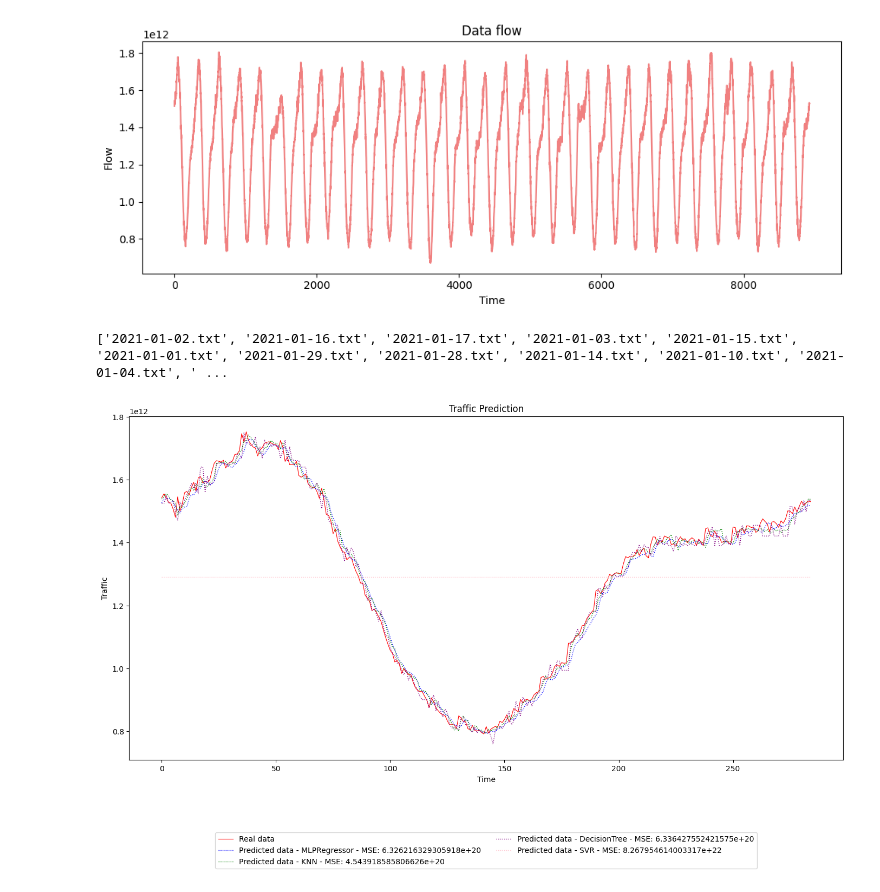
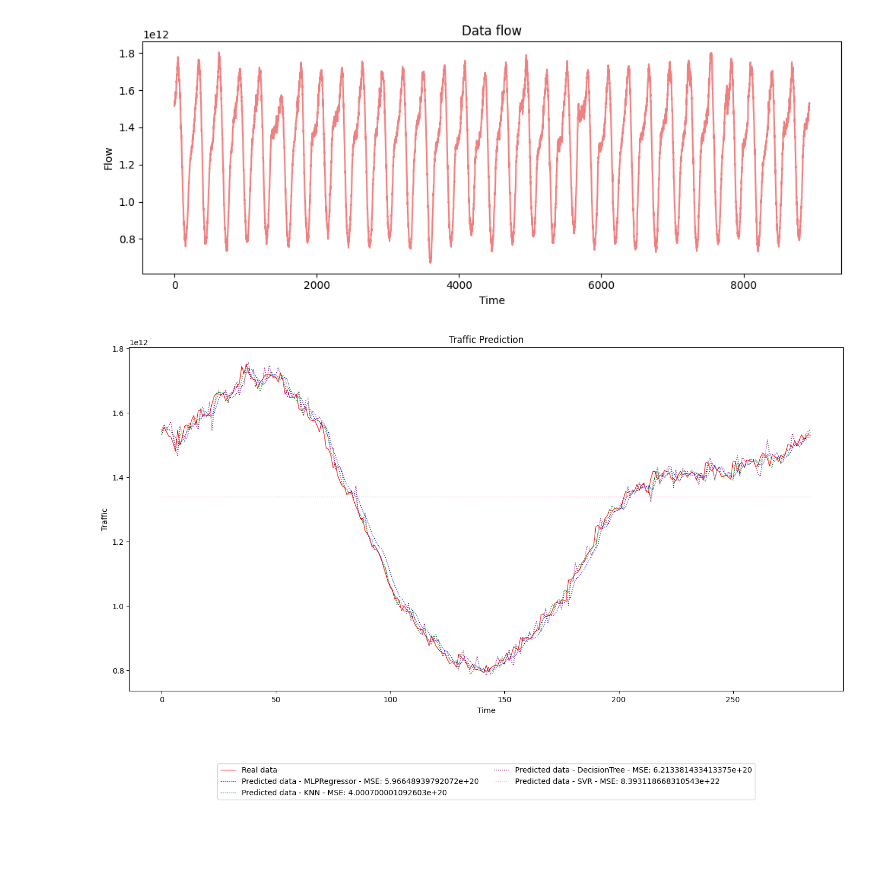
Before and after one commit to pawel150199/bitrate-predictions, a Jupyter notebook: SIX-analysis.ipynb, the cells around one changed output. Drawn from its saved outputs; the diff is of its cells as text; code cells hidden in the pictures; blank space fills up the shorter version.

```diff
--- a/SIX-analysis.ipynb
+++ b/SIX-analysis.ipynb
@@ -78,33 +77,32 @@ colors = ["blue", "green", "purple", "pink"]
 
 classifiers = {
     "MLPRegressor": MLPRegressor(hidden_layer_sizes=(4,), activation='identity', max_iter=1000, warm_start=True, early_stopping=True, random_state=SEED),
     "KNN": KNeighborsRegressor(),
     "DecisionTree": DecisionTreeRegressor(random_state=SEED),
     "SVR": SVR()
 }
 
 dir_name = "SIX"
 X_all = import_dataset(dir_name)
 
-X, y = split_sequence(X_all[0],  n_steps=n_steps)
+X, y = split_sequence(X_all[:29].reshape(-1),  n_steps=n_steps)
 X_test, y_test = split_sequence(X_all[30], n_steps=n_steps)
 
 plt.figure(figsize=(14,9))
 plt.plot(y_test, label="Real data", color="red", linewidth=0.8)
 
 for clf_id, clf_name in enumerate(classifiers):
     model = classifiers[clf_name].fit(X, y)
     pred = model.predict(X_test)
     mse = mean_squared_error(y_test, pred)
 
     plt.plot(pred, label=f"Predicted data - {clf_name} - MSE: {mse}", color = colors[clf_id], linewidth=1, linestyle="dotted")
     plt.title("Traffic Prediction")
     plt.xlabel("Time")
     plt.ylabel("Traffic")
 
 plt.legend(loc='upper center', bbox_to_anchor=(0.5, -0.2), ncol=2)
 plt.tight_layout()
 plt.show()
 # %% [output]
-['2021-01-02.txt', '2021-01-16.txt', '2021-01-17.txt', '2021-01-03.txt', '2021-01-15.txt', '2021-01-01.txt', '2021-01-29.txt', '2021-01-28.txt', '2021-01-14.txt', '2021-01-10.txt', '2021-01-04.txt', ' ...
-[figure, old version]
+[figure, new version]
```
Also changed, not shown: parts of 1 cell of this notebook, 1 other file.
